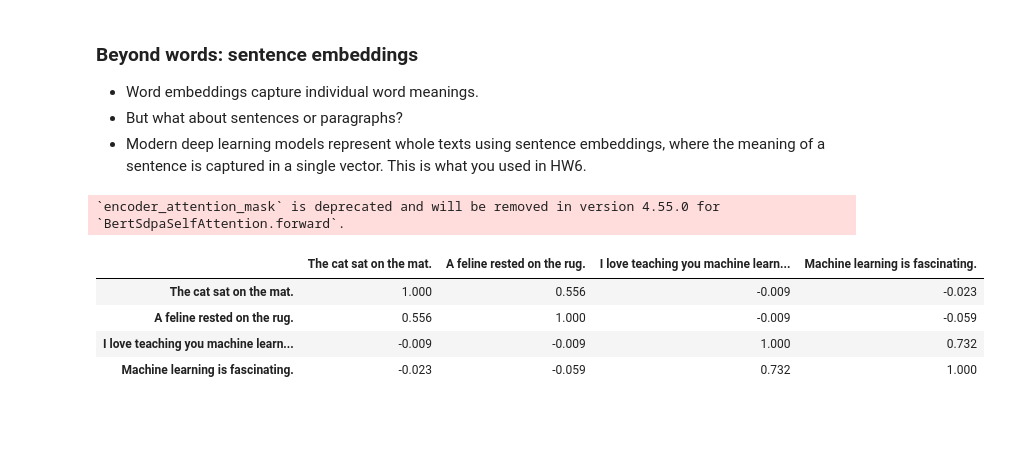
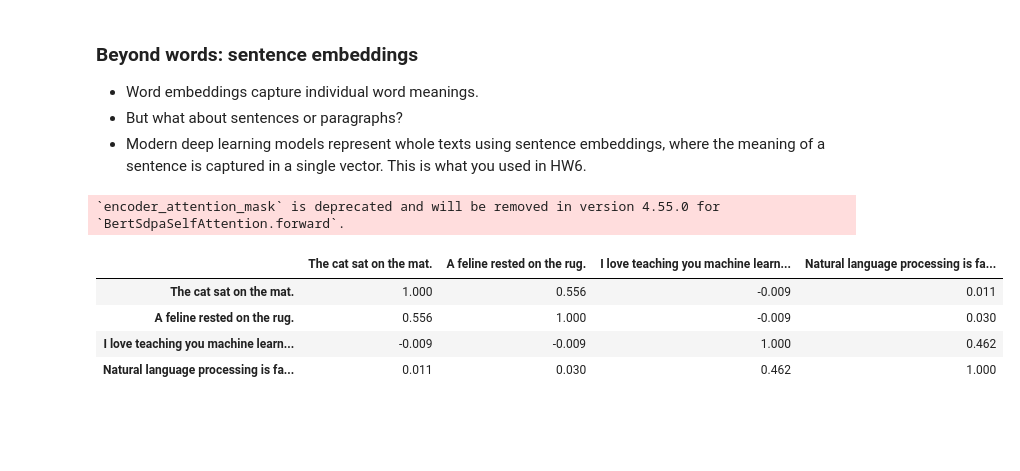
Before and after one commit to ricd99/cpsc330-2025W1, a Jupyter notebook: lectures/102-Varada-lectures/class_demos/demo_17-natural-language-processing.ipynb, the cells around one changed output. Cells and saved outputs as stored; diff of their text form; code cells hidden in the pictures.

```diff
--- a/lectures/102-Varada-lectures/class_demos/demo_17-natural-language-processing.ipynb
+++ b/lectures/102-Varada-lectures/class_demos/demo_17-natural-language-processing.ipynb
@@ -1077,31 +924,31 @@ man : programmer :: woman : ?
 # %%
 from sentence_transformers import SentenceTransformer, util
 
 model = SentenceTransformer("all-MiniLM-L6-v2")
 
 sentences = [
 "The cat sat on the mat.",
 "A feline rested on the rug.",
 "I love teaching you machine learning.",
-"Machine learning is fascinating."
+"Natural language processing is fascinating."
 ]
 
 # Compute embeddings
 embeddings = model.encode(sentences)
 
 # Compute pairwise cosine similarities
 similarities = util.cos_sim(embeddings, embeddings).numpy()
 
 # Create a table
 df_sim = pd.DataFrame(similarities, index=sentences, columns=sentences)
 df_sim.round(3)
 # %% [output]
 `encoder_attention_mask` is deprecated and will be removed in version 4.55.0 for `BertSdpaSelfAttention.forward`.
-|  | The cat sat on the mat. | A feline rested on the rug. | I love teaching you machine learn... | Machine learning is fascinating. |
-| The cat sat on the mat. | 1.000 | 0.556 | -0.009 | -0.023 |
-| A feline rested on the rug. | 0.556 | 1.000 | -0.009 | -0.059 |
-| I love teaching you machine learn... | -0.009 | -0.009 | 1.000 | 0.732 |
-| Machine learning is fascinating. | -0.023 | -0.059 | 0.732 | 1.000 |
+|  | The cat sat on the mat. | A feline rested on the rug. | I love teaching you machine learn... | Natural language processing is fa... |
+| The cat sat on the mat. | 1.000 | 0.556 | -0.009 | 0.011 |
+| A feline rested on the rug. | 0.556 | 1.000 | -0.009 | 0.030 |
+| I love teaching you machine learn... | -0.009 | -0.009 | 1.000 | 0.462 |
+| Natural language processing is fa... | 0.011 | 0.030 | 0.462 | 1.000 |
 # %% [markdown]
 <br><br>
 # %% [markdown]
```
Also changed, not shown: parts of 21 cells of this notebook.
